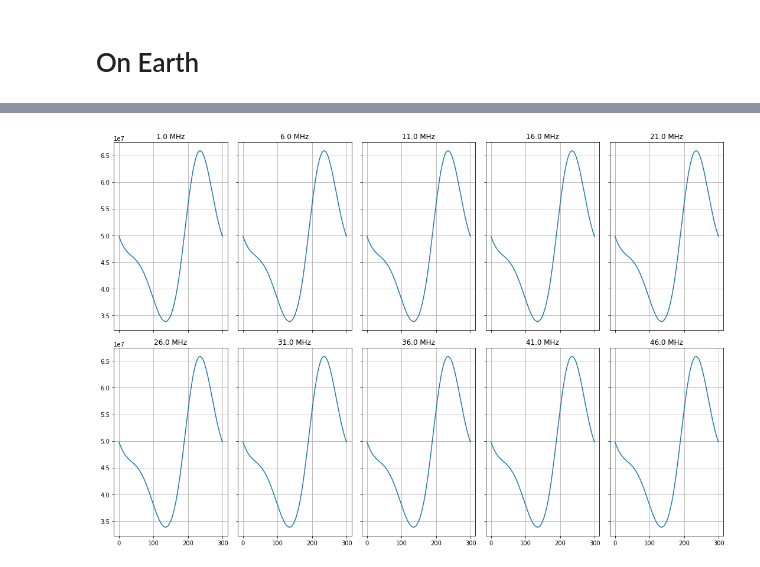
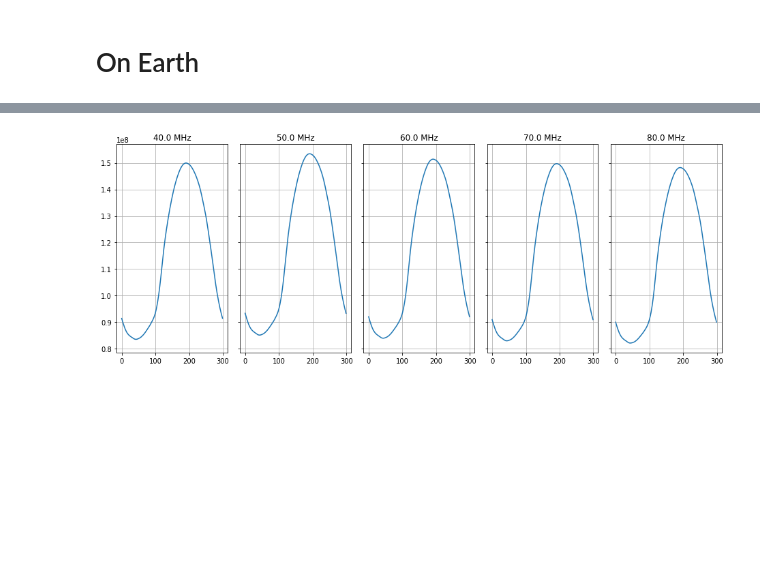
Before and after one commit to christianhbye/croissant, a Jupyter notebook: notebooks/example_sim.ipynb, the cells around one changed output, grey strips where cells are left out. Saved outputs shown, nothing was run; the diff lists cells and outputs as text; code cells hidden in the pictures; blank space fills up the shorter version.

```diff
--- a/notebooks/example_sim.ipynb
+++ b/notebooks/example_sim.ipynb
@@ -74,10 +48,7 @@ for freq in sky.frequencies[9::20]:
 # %%
 # let's do a full sidereal day on the moon
-lmax = 16
-loc = (-10, 20., 0)
+loc = (20., -10.)
 t_start = Time("2022-06-02 15:43:43")
 t_end = t_start + cro.constants.sidereal_day_moon * seconds
-sim = cro.simulator.Simulator(
-    beam, sky, obs_loc=loc, t_start=t_start, N_times=300, t_end=t_end, moon=True, lmax=lmax
-)
+sim = cro.Simulator(beam, sky, loc, t_start, world="moon", t_end=t_end, N_times=300, lmax=lmax)
 # %%
@@ -89,15 +60,0 @@ healpy.mollview(m)
-# %%
-ells = [0, 2]
-emms = [0, 0]
-fig, axs = plt.subplots(figsize=(10,7), ncols=2, sharex=True, sharey=True)
-for i in range(2):
-    ell, emm = ells[i], emms[i]
-    ix = healpy.Alm.getidx(sim.lmax, ell, emm)
-    plt.sca(axs[i])
-    plt.plot(sim.frequencies, sim.beam.alm[:, ix].real / sim.beam.alm[0, ix].real, label=f"Beam a{ell,emm}")
-    plt.plot(sim.frequencies, sim.frequencies**2, ls="--", label="$\\nu^2$")
-    plt.legend()
-    plt.ylim(1)
-    plt.xlim(sim.frequencies.min(), sim.frequencies.max())
-plt.tight_layout()
-plt.show()
@@ -143,7 +84,7 @@ plt.show()
 # %%
 # Temp vs time
-fig, axs = plt.subplots(figsize=(15,10), nrows=2, ncols=5, sharex=True, sharey=True)
-for i, f in enumerate(sim.frequencies[::5]):
+fig, axs = plt.subplots(figsize=(13,5), ncols=5, sharex=True, sharey=True)
+for i, f in enumerate(sim.frequencies[::10]):
     ax = axs.ravel()[i]
     fidx = np.argwhere(sim.frequencies == f)[0, 0]
     ax.plot(sim.waterfall[:, fidx] * f**2.5)
@@ -156,11 +97,8 @@ plt.show()
 # %% [markdown]
 # On Earth
 # %%
-lmax = 16
-loc = (37.87, 122.27, 0)
-t_start = Time("2022-06-01 23:09:16")
+loc = (20., -10.)
+t_start = Time("2022-06-02 15:43:43")
 t_end = t_start + cro.constants.sidereal_day_earth * seconds
-sim = cro.simulator.Simulator(
-    beam, sky, obs_loc=loc, t_start=t_start, N_times=300, t_end=t_end, moon=False, lmax=lmax
-)
+sim = cro.Simulator(beam, sky, loc, t_start, world="earth", t_end=t_end, N_times=300, lmax=lmax)
 # %%
@@ -183,13 +117,13 @@ sim.plot(power=2.5)
 # %%
 # Temp vs time
-fig, axs = plt.subplots(figsize=(15,10), nrows=2, ncols=5, sharex=True, sharey=True)
-for i, f in enumerate(sim.frequencies[::5]):
+fig, axs = plt.subplots(figsize=(13,5), ncols=5, sharex=True, sharey=True)
+for i, f in enumerate(sim.frequencies[::10]):
     ax = axs.ravel()[i]
     fidx = np.argwhere(sim.frequencies == f)[0, 0]
     ax.plot(sim.waterfall[:, fidx] * f**2.5)
     ax.set_title(f"{f} MHz")
     ax.grid()
 plt.tight_layout()
 plt.show()
 # %% [output]
-[figure, old version]
+[figure, new version]
```
Also changed, not shown: parts of 23 cells of this notebook, 1 other file.
